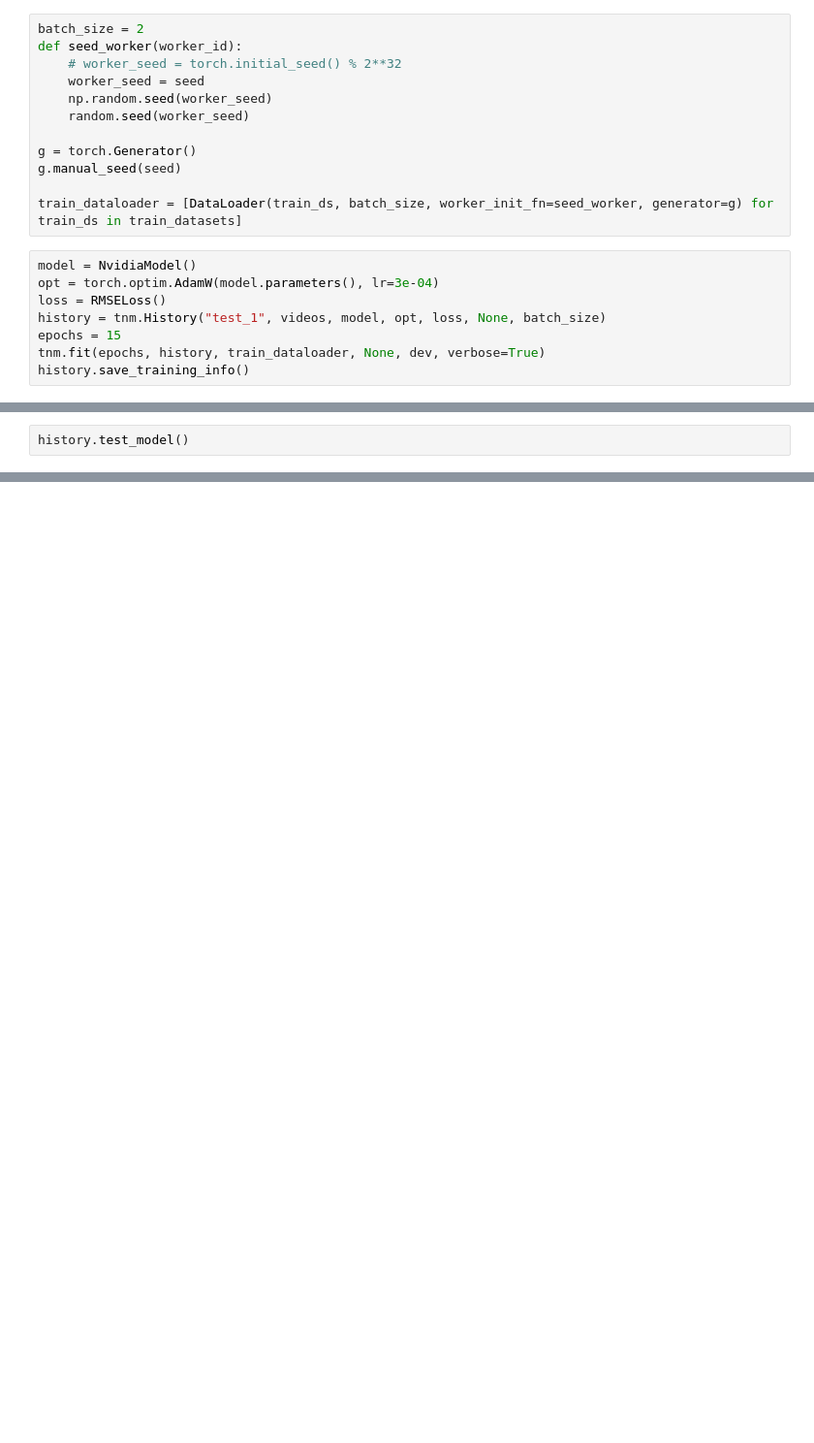
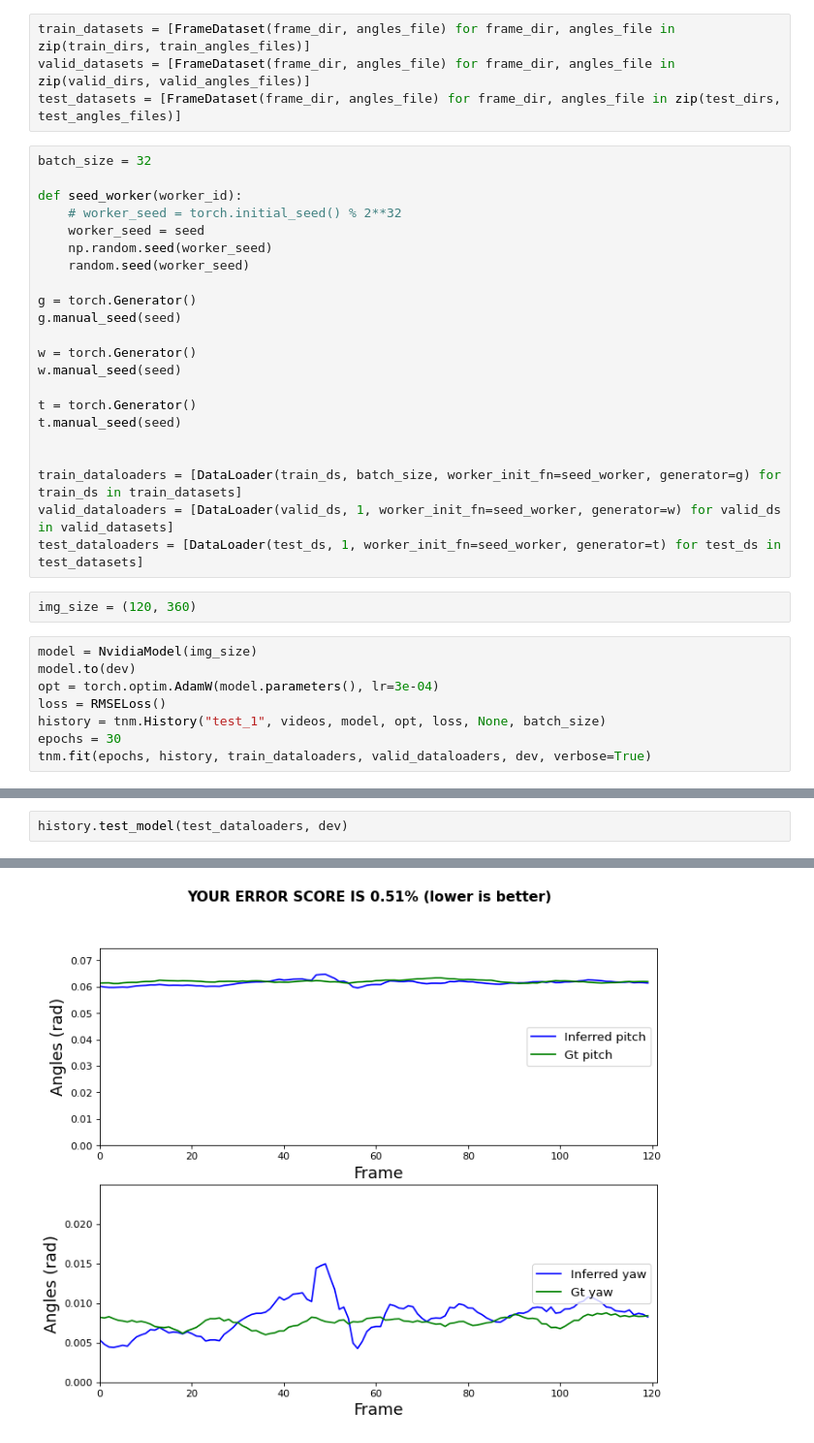
Before and after one commit to Giully314/calib_challenge, a Jupyter notebook: src/nvidia_model_test.ipynb, the cells around one changed output, grey strips where cells are left out. Shown at 97% size. Drawn from its saved outputs; the diff is of its cells as text; blank space fills up the shorter version.

```diff
--- a/src/nvidia_model_test.ipynb
+++ b/src/nvidia_model_test.ipynb
@@ -36,5 +127,10 @@ train_datasets = [FrameDataset(frame_dir, angles_file, 0, 2) for frame_dir, angl
+# %%
+train_datasets = [FrameDataset(frame_dir, angles_file) for frame_dir, angles_file in zip(train_dirs, train_angles_files)]
+valid_datasets = [FrameDataset(frame_dir, angles_file) for frame_dir, angles_file in zip(valid_dirs, valid_angles_files)]
+test_datasets = [FrameDataset(frame_dir, angles_file) for frame_dir, angles_file in zip(test_dirs, test_angles_files)]
 # %%
-batch_size = 2
+batch_size = 32
+
 def seed_worker(worker_id):
     # worker_seed = torch.initial_seed() % 2**32
     worker_seed = seed
@@ -44,12 +140,23 @@ def seed_worker(worker_id):
 g = torch.Generator()
 g.manual_seed(seed)
 
-train_dataloader = [DataLoader(train_ds, batch_size, worker_init_fn=seed_worker, generator=g) for train_ds in train_datasets]
+w = torch.Generator()
+w.manual_seed(seed)
+
+t = torch.Generator()
+t.manual_seed(seed)
+
+
+train_dataloaders = [DataLoader(train_ds, batch_size, worker_init_fn=seed_worker, generator=g) for train_ds in train_datasets]
+valid_dataloaders = [DataLoader(valid_ds, 1, worker_init_fn=seed_worker, generator=w) for valid_ds in valid_datasets]
+test_dataloaders = [DataLoader(test_ds, 1, worker_init_fn=seed_worker, generator=t) for test_ds in test_datasets]
+# %%
+img_size = (120, 360)
 # %%
-model = NvidiaModel()
+model = NvidiaModel(img_size)
+model.to(dev)
 opt = torch.optim.AdamW(model.parameters(), lr=3e-04)
 loss = RMSELoss()
 history = tnm.History("test_1", videos, model, opt, loss, None, batch_size)
-epochs = 15
-tnm.fit(epochs, history, train_dataloader, None, dev, verbose=True)
-history.save_training_info()
+epochs = 30
+tnm.fit(epochs, history, train_dataloaders, valid_dataloaders, dev, verbose=True)
@@ -56,2 +190,3 @@ history.save_training_info()
 # %%
-history.test_model()
+history.test_model(test_dataloaders, dev)
+# %% [output]
@@ -57,0 +194 @@ history.test_model()
+[figure, added]
```
Also changed, not shown: parts of 13 cells of this notebook.
